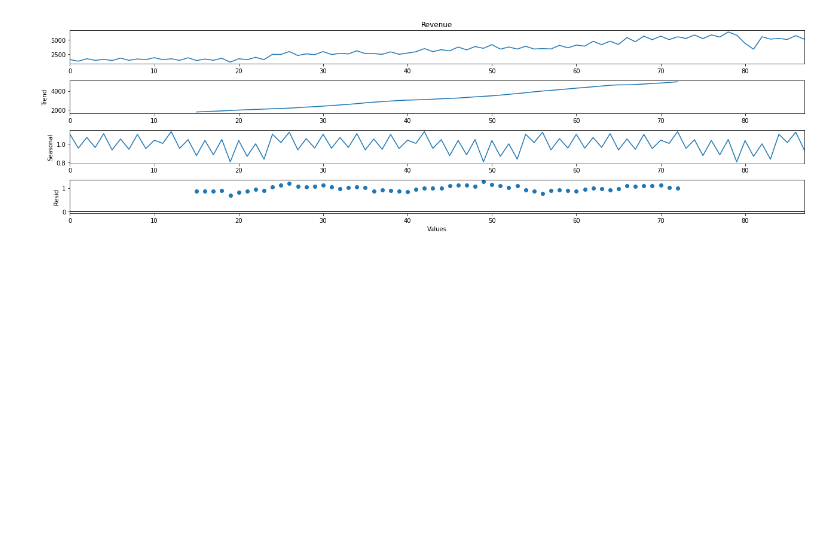
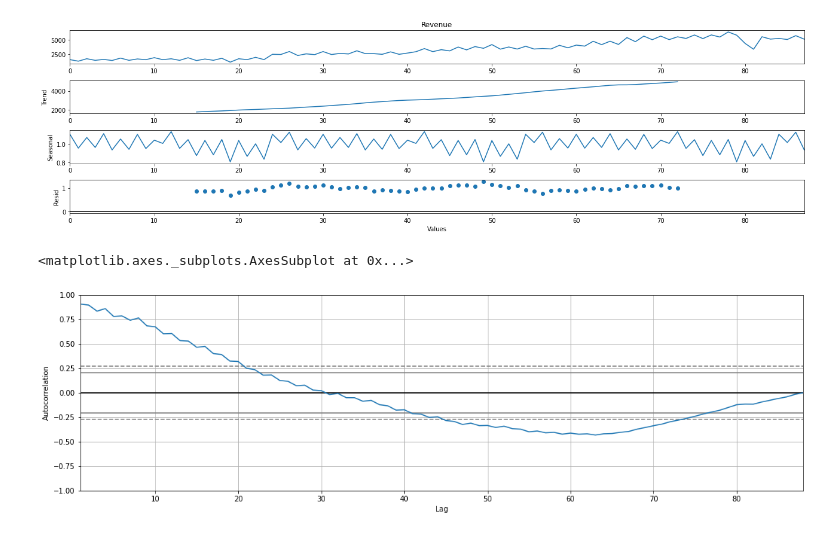
Before and after one commit to earo12/Business-Forecasting, a Jupyter notebook: Business_Forecasting.ipynb, the cells around one changed output. Cells and saved outputs as stored; diff of their text form; code cells hidden in the pictures; blank space fills up the shorter version.

Commit message:
Added correlation plot

```diff
--- a/Business_Forecasting.ipynb
+++ b/Business_Forecasting.ipynb
@@ -60,3 +60,8 @@ plt.show()
 # %% [output]
 <Figure size 1296x360 with 0 Axes>
 [figure]
+# %%
+pd.plotting.autocorrelation_plot(df['Revenue'])
+# %% [output]
+<matplotlib.axes._subplots.AxesSubplot at 0x...>
+[figure, added]
```
